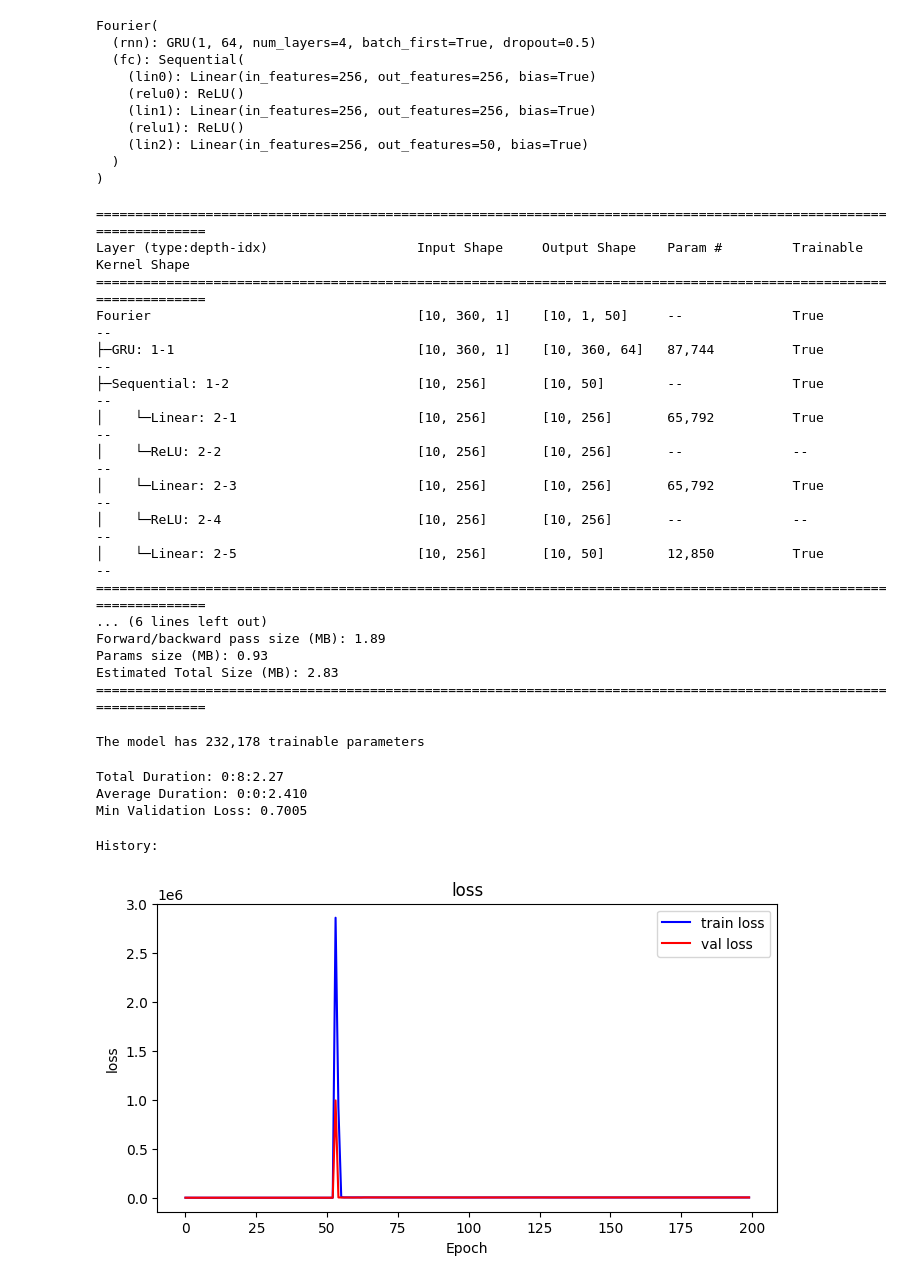
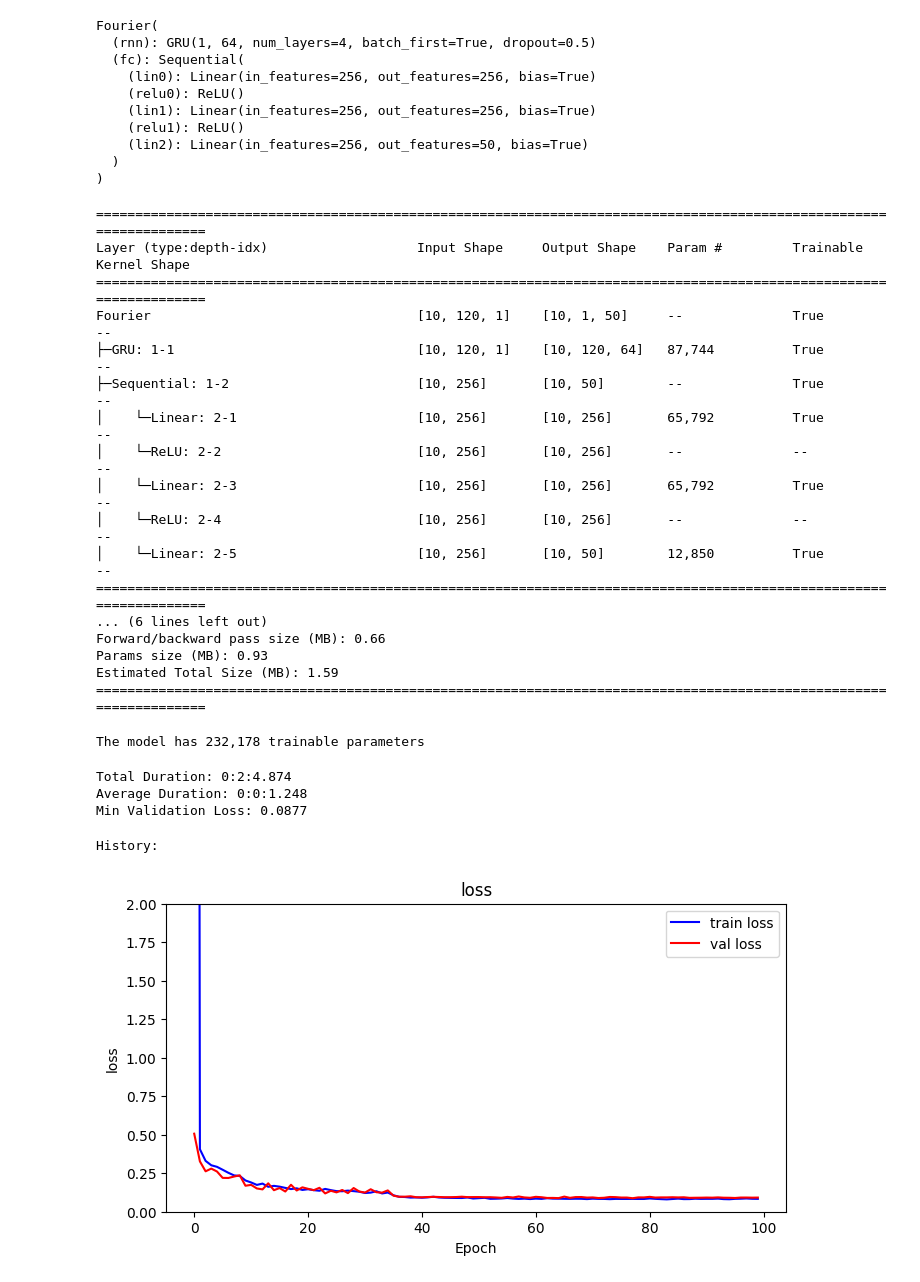
Before and after one commit to ravariu-eugen/seq2seq, a Jupyter notebook: fourier-seq2seq.ipynb, the cells around one changed output. Saved outputs shown, nothing was run; the diff lists cells and outputs as text; code cells hidden in the pictures.

```diff
--- a/fourier-seq2seq.ipynb
+++ b/fourier-seq2seq.ipynb
@@ -34,9 +34,9 @@ The autoreload extension is already loaded. To reload it, use:
 data_dir = ".\datasets\PJM_power"
 fname = "COMED_hourly.csv"
 
-sample_len = 360
+sample_len = 120
 step = 1
-target_len = 120
+target_len = 24
 batch_size = 64
 steps_in_day = 24
 
@@ -386,8 +392,8 @@ summary(
 ===================================================================================================================
 Layer (type:depth-idx)                   Input Shape     Output Shape    Param #         Trainable       Kernel Shape
 ===================================================================================================================
-Fourier                                  [10, 360, 1]    [10, 1, 50]     --              True            --
-├─GRU: 1-1                               [10, 360, 1]    [10, 360, 64]   87,744          True            --
+Fourier                                  [10, 120, 1]    [10, 1, 50]     --              True            --
+├─GRU: 1-1                               [10, 120, 1]    [10, 120, 64]   87,744          True            --
 ├─Sequential: 1-2                        [10, 256]       [10, 50]        --              True            --
 │    └─Linear: 2-1                       [10, 256]       [10, 256]       65,792          True            --
 │    └─ReLU: 2-2                         [10, 256]       [10, 256]       --              --              --
@@ -396,9 +402,9 @@ Fourier                                  [10, 360, 1]    [10, 1, 50]     --
 │    └─Linear: 2-5                       [10, 256]       [10, 50]        12,850          True            --
 ===================================================================================================================
 ... (6 lines left out)
-Forward/backward pass size (MB): 1.89
+Forward/backward pass size (MB): 0.66
 Params size (MB): 0.93
-Estimated Total Size (MB): 2.83
+Estimated Total Size (MB): 1.59
 ===================================================================================================================
 # %%
 def count_parameters(model):
@@ -424,19 +430,19 @@ history = fit_model(
     loss_fn=loss_fn,
     optimizer=optimizer,
     scheduler=scheduler,
-    epochs=200,
+    epochs=100,
     save_model=True,
     visibility=1
 )
 # %% [output]
-Total Duration: 0:8:2.27
-Average Duration: 0:0:2.410
-Min Validation Loss: 0.7005
+Total Duration: 0:2:4.874
+Average Duration: 0:0:1.248
+Min Validation Loss: 0.0877
 # %%
-plot_history(history, ylim=None)
+plot_history(history, ylim=(0,2))
 # %% [output]
 History:
-[figure, old version]
+[figure, new version]
 # %%
 
 
```
Also changed, not shown: parts of 5 cells of this notebook.
